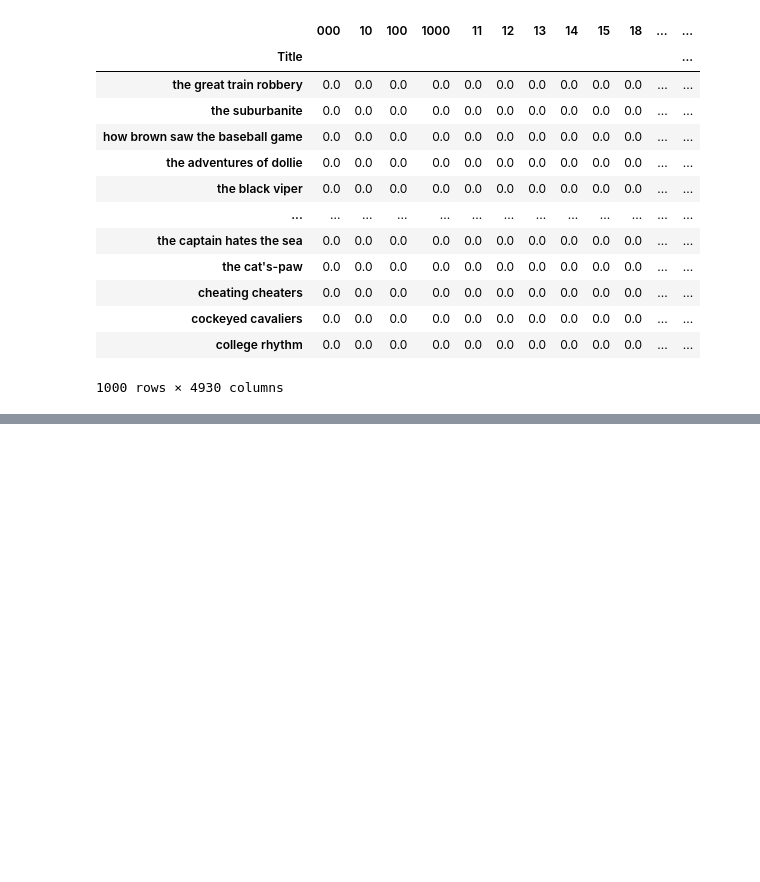
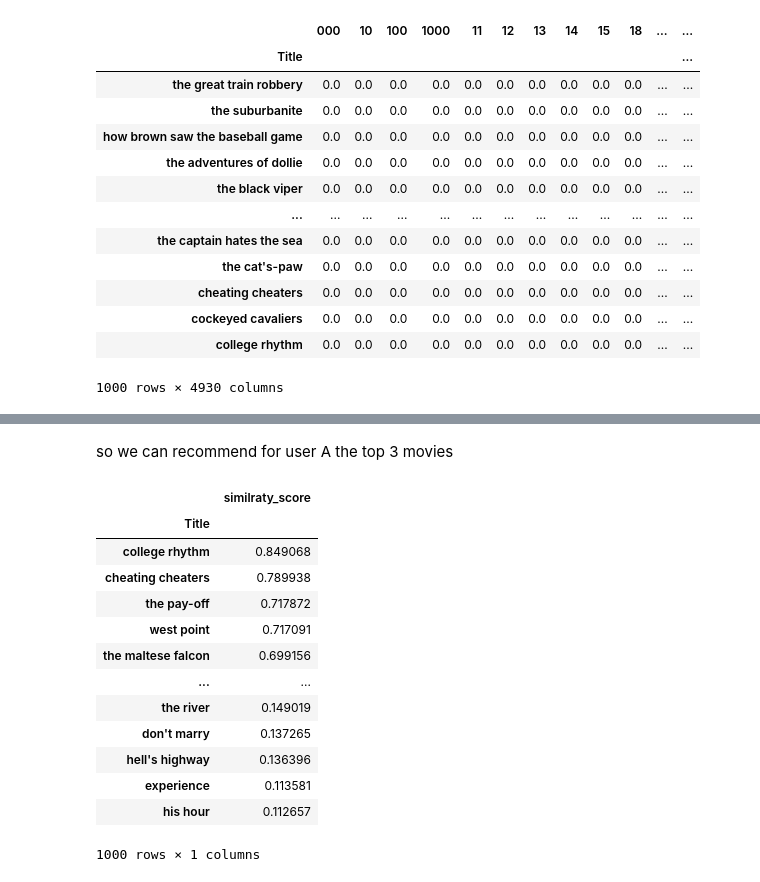
Before and after one commit to Belal-AI/Books-, a Jupyter notebook: Recommneder_systems.ipynb, the cells around one changed output, grey strips where cells are left out. Cells and saved outputs as stored; diff of their text form; code cells hidden in the pictures; blank space fills up the shorter version.

```diff
--- a/Recommneder_systems.ipynb
+++ b/Recommneder_systems.ipynb
@@ -353,0 +385,19 @@ pd.DataFrame(cosine_similarity_table,index=tf_idf_df.index,columns=tf_idf_df.ind
+# %% [markdown]
+so we can recommend for user A the top 3 movies
+# %%
+similraty_score_for_useara_for_each_item.sort_values(ascending=False,by='similraty_score')
+# %% [output]
+|  | similraty_score |
+| Title |  |
+| college rhythm | 0.849068 |
+| cheating cheaters | 0.789938 |
+| the pay-off | 0.717872 |
+| west point | 0.717091 |
+| the maltese falcon | 0.699156 |
+| ... | ... |
+| the river | 0.149019 |
+| don't marry | 0.137265 |
+| hell's highway | 0.136396 |
+| experience | 0.113581 |
+| his hour | 0.112657 |
+1000 rows × 1 columns
```
Also changed, not shown: parts of 9 cells of this notebook.
